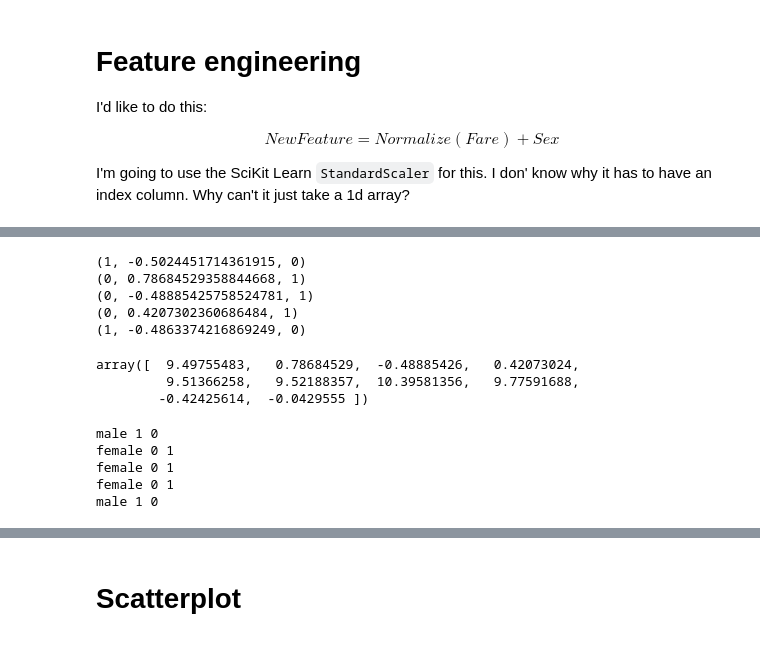
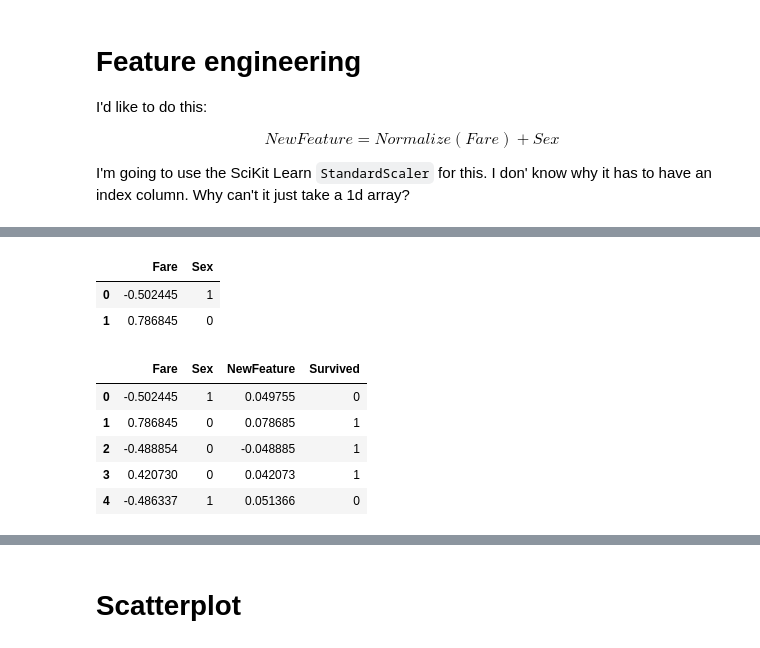
Before and after one commit to mehemken/kaggle, a Jupyter notebook: titanic/titanic_competition.ipynb, the cells around one changed output, grey strips where cells are left out. Cells and saved outputs as stored; diff of their text form; code cells hidden in the pictures.

```diff
--- a/titanic/titanic_competition.ipynb
+++ b/titanic/titanic_competition.ipynb
@@ -210,13 +163,0 @@ foo = scaler.transform(data)
-# %%
-x = df['Sex'].values.codes
-y = foo.T[1]
-z = df['Survived'].values
-
-for i in zip(x[:5], y[:5], z[:5]):
-    print(i)
-# %% [output]
-(1, -0.5024451714361915, 0)
-(0, 0.78684529358844668, 1)
-(0, -0.48885425758524781, 1)
-(0, 0.4207302360686484, 1)
-(1, -0.4863374216869249, 0)
@@ -226,16 +164,25 @@ new_feature = np.array(new_feature)
-# %%
-new_feature[:10]
-# %% [output]
-array([  9.49755483,   0.78684529,  -0.48885426,   0.42073024,
-         9.51366258,   9.52188357,  10.39581356,   9.77591688,
-        -0.42425614,  -0.0429555 ])
-# %%
-sex = df['Sex'].head().copy()
-for i in range(5):
-    print(sex.values[i], sex.values.codes[i], z[i])
-# %% [output]
-male 1 0
-female 0 1
-female 0 1
-female 0 1
-male 1 0
+# %%
+scaler = StandardScaler()
+
+# StandardScaler takes 2d arrays, not 1d
+
+data = df[['Fare', 'Survived']]
+
+scaled_data = scaler.fit_transform(data.values)
+
+df1 = pd.DataFrame(scaled_data, index=data.index, columns=data.columns)
+
+df1['Sex'] = df['Sex'].astype('category').values.codes
+
+df1 = df1[['Fare', 'Sex']]
+# %%
+# Male = 1, Female = 0
+df1.head(2)
+# %% [output]
+|  | Fare | Sex |
+| 0 | -0.502445 | 1 |
+| 1 | 0.786845 | 0 |
+# %%
+def new_feature_maker(x):
+    a, b = x[0], x[1]
+    return (b*10 + a*10)/100
@@ -241,0 +193,9 @@ male 1 0
+# %%
+df1.head()
+# %% [output]
+|  | Fare | Sex | NewFeature | Survived |
+| 0 | -0.502445 | 1 | 0.049755 | 0 |
+| 1 | 0.786845 | 0 | 0.078685 | 1 |
+| 2 | -0.488854 | 0 | -0.048885 | 1 |
+| 3 | 0.420730 | 0 | 0.042073 | 1 |
+| 4 | -0.486337 | 1 | 0.051366 | 0 |
```
Also changed, not shown: parts of 23 cells of this notebook.
